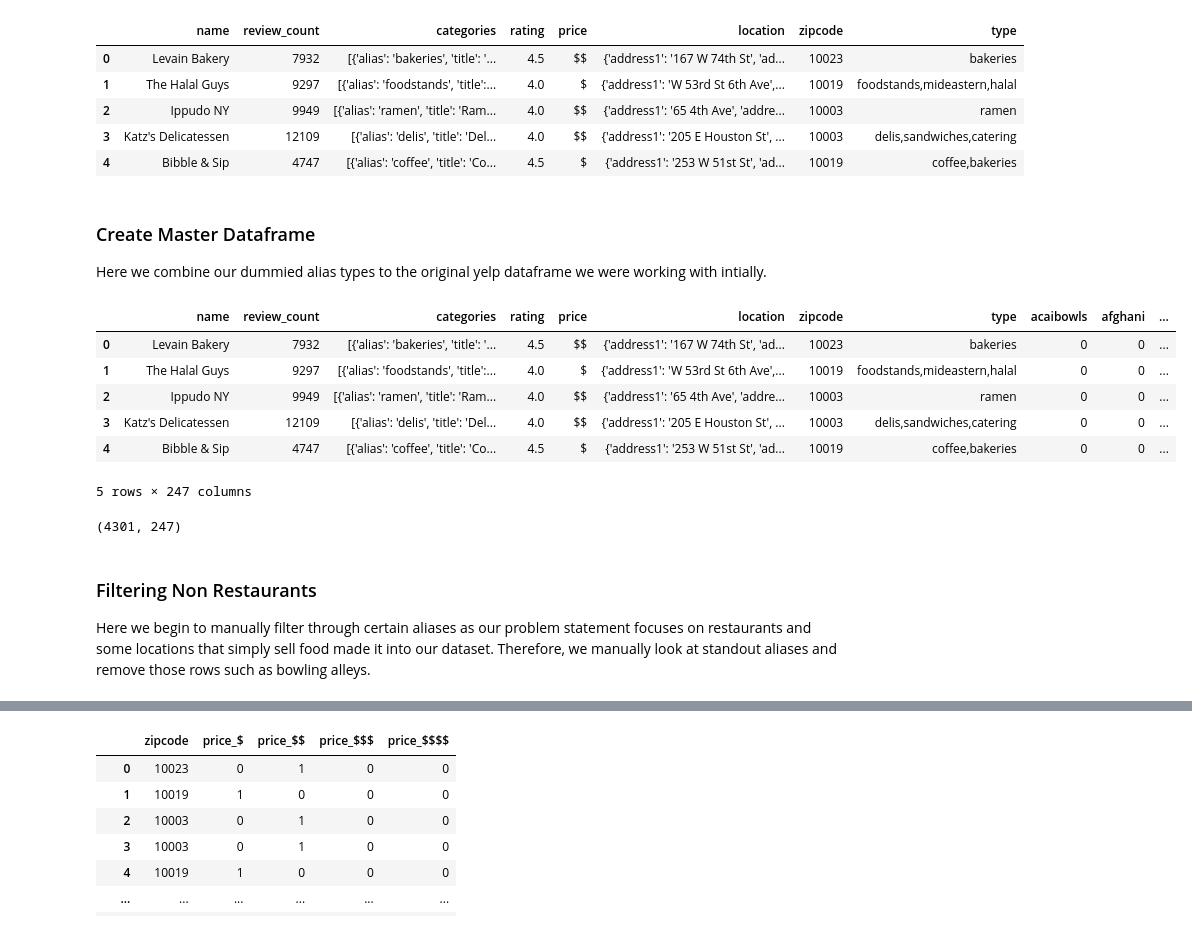
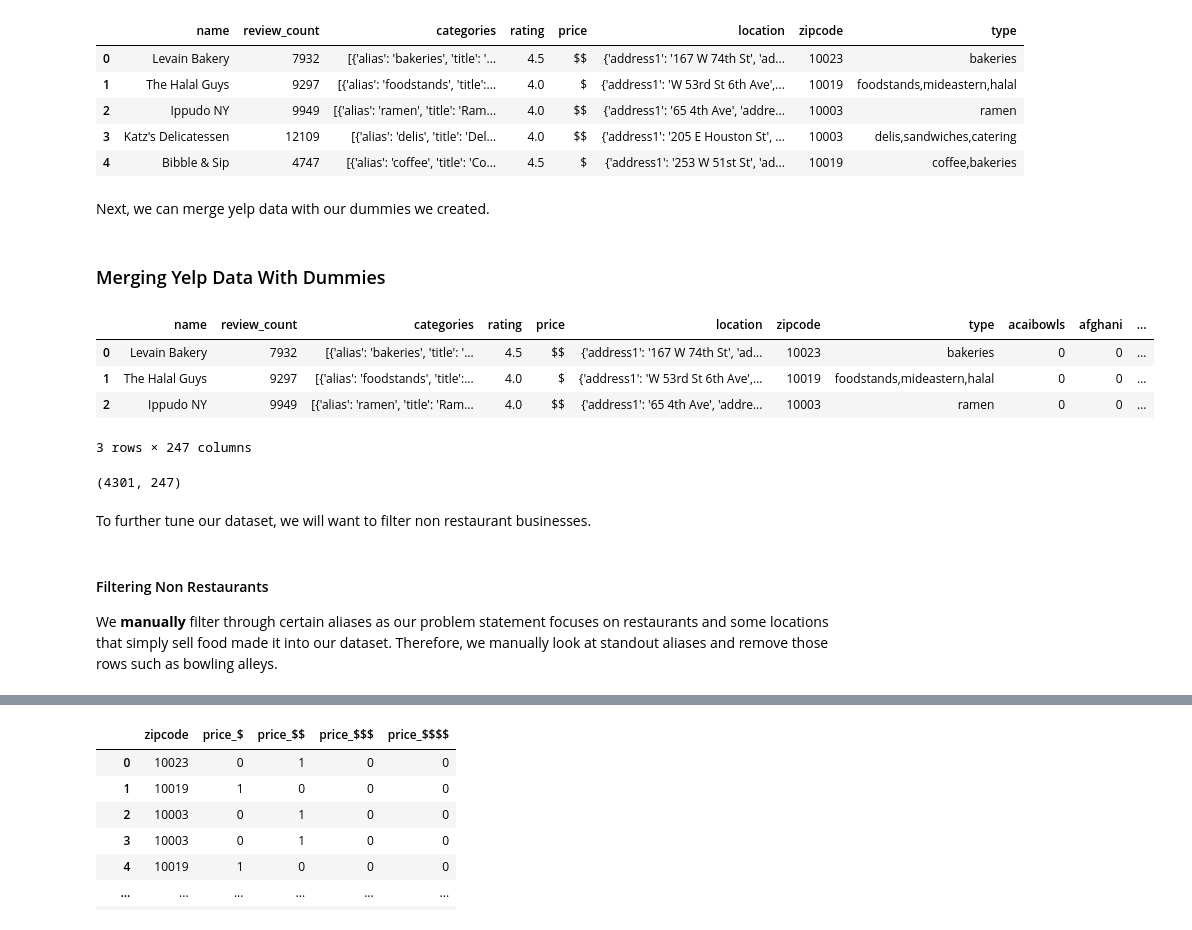
Before and after one commit to LexLau/Predicting-Affluence-in-Manhattan-using-Yelp-Pricing-Data, a Jupyter notebook: Code/Master_Notebook.ipynb, the cells around one changed output, grey strips where cells are left out. Drawn from its saved outputs; the diff is of its cells as text; code cells hidden in the pictures.

```diff
--- a/Code/Master_Notebook.ipynb
+++ b/Code/Master_Notebook.ipynb
@@ -1198,31 +717,32 @@ yelp.head()
 # %%
 # Dummy types of aliases
 alias_types = yelp['type'].str.get_dummies(sep = ',')
-# %% [markdown]
-### Create Master Dataframe
-Here we combine our dummied alias types to the original yelp dataframe we were working with intially.
+# %% [markdown]
+Next, we can merge yelp data with our dummies we created.
+# %% [markdown]
+### Merging Yelp Data With Dummies
 # %%
 # Merge yelp dataframe with dummied alias columns
 combined_df = yelp.merge(alias_types, left_index = True, right_index = True)
 # %%
-# Preview master dataframe
-combined_df.head()
+# Preview of master dataframe
+combined_df.head(3)
 # %% [output]
 |  | name | review_count | categories | rating | price | location | zipcode | type | acaibowls | afghani | ... |
 | 0 | Levain Bakery | 7932 | [{'alias': 'bakeries', 'title': '... | 4.5 | $$ | {'address1': '167 W 74th St', 'ad... | 10023 | bakeries | 0 | 0 | ... |
 | 1 | The Halal Guys | 9297 | [{'alias': 'foodstands', 'title':... | 4.0 | $ | {'address1': 'W 53rd St 6th Ave',... | 10019 | foodstands,mideastern,halal | 0 | 0 | ... |
 | 2 | Ippudo NY | 9949 | [{'alias': 'ramen', 'title': 'Ram... | 4.0 | $$ | {'address1': '65 4th Ave', 'addre... | 10003 | ramen | 0 | 0 | ... |
-| 3 | Katz's Delicatessen | 12109 | [{'alias': 'delis', 'title': 'Del... | 4.0 | $$ | {'address1': '205 E Houston St', ... | 10003 | delis,sandwiches,catering | 0 | 0 | ... |
-| 4 | Bibble & Sip | 4747 | [{'alias': 'coffee', 'title': 'Co... | 4.5 | $ | {'address1': '253 W 51st St', 'ad... | 10019 | coffee,bakeries | 0 | 0 | ... |
-5 rows × 247 columns
+3 rows × 247 columns
 # %%
 # See new number of rows and columns
 combined_df.shape
 # %% [output]
 (4301, 247)
+# %% [markdown]
+To further tune our dataset, we will want to filter non restaurant businesses.
 # %% [markdown]
-### Filtering Non Restaurants
-Here we begin to manually filter through certain aliases as our problem statement focuses on restaurants and some locations that simply sell food made it into our dataset. Therefore, we manually look at standout aliases and remove those rows such as bowling alleys.
+#### Filtering Non Restaurants
+We **manually** filter through certain aliases as our problem statement focuses on restaurants and some locations that simply sell food made it into our dataset. Therefore, we manually look at standout aliases and remove those rows such as bowling alleys.
 # %%
 # Dropping non-restuarants
 combined_df = combined_df.drop(index = [1274, 1874, 640, 1418, 1515, 2245, 3271, 4144, 1585, 1313, 2484, 3492, 3521,
```
Also changed, not shown: parts of 302 cells of this notebook, 3 other files.
